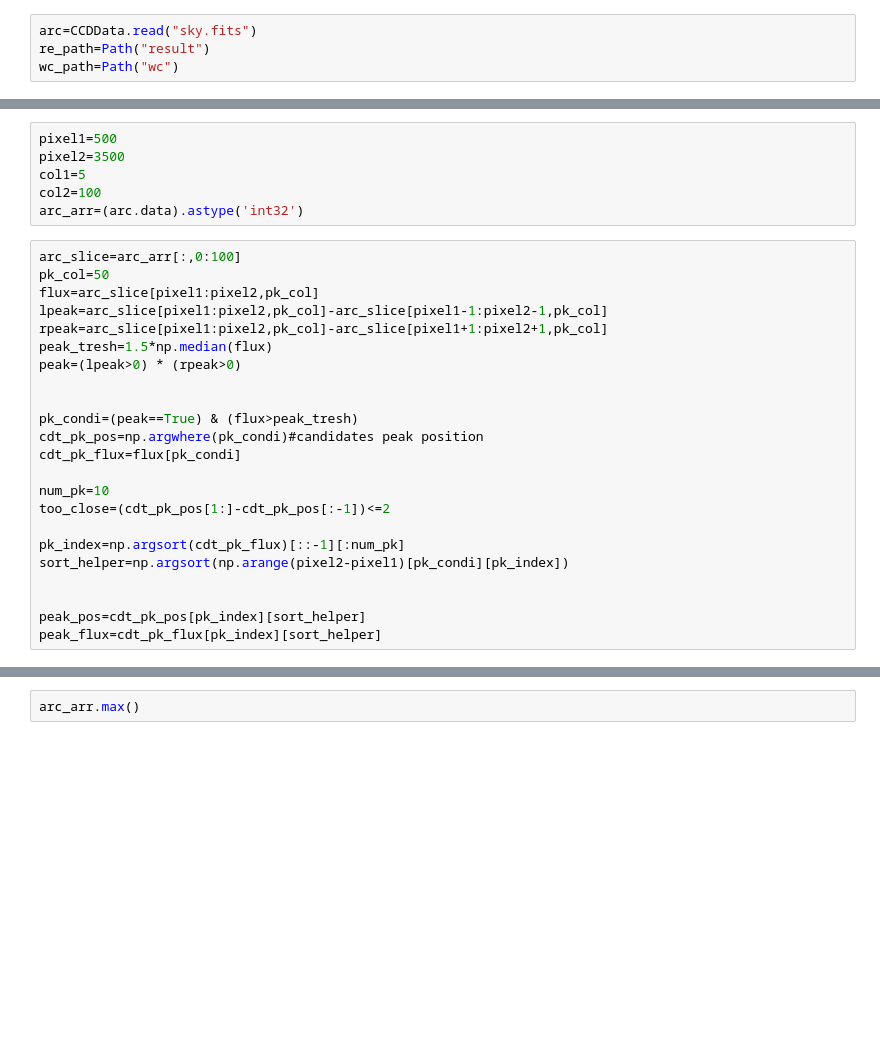
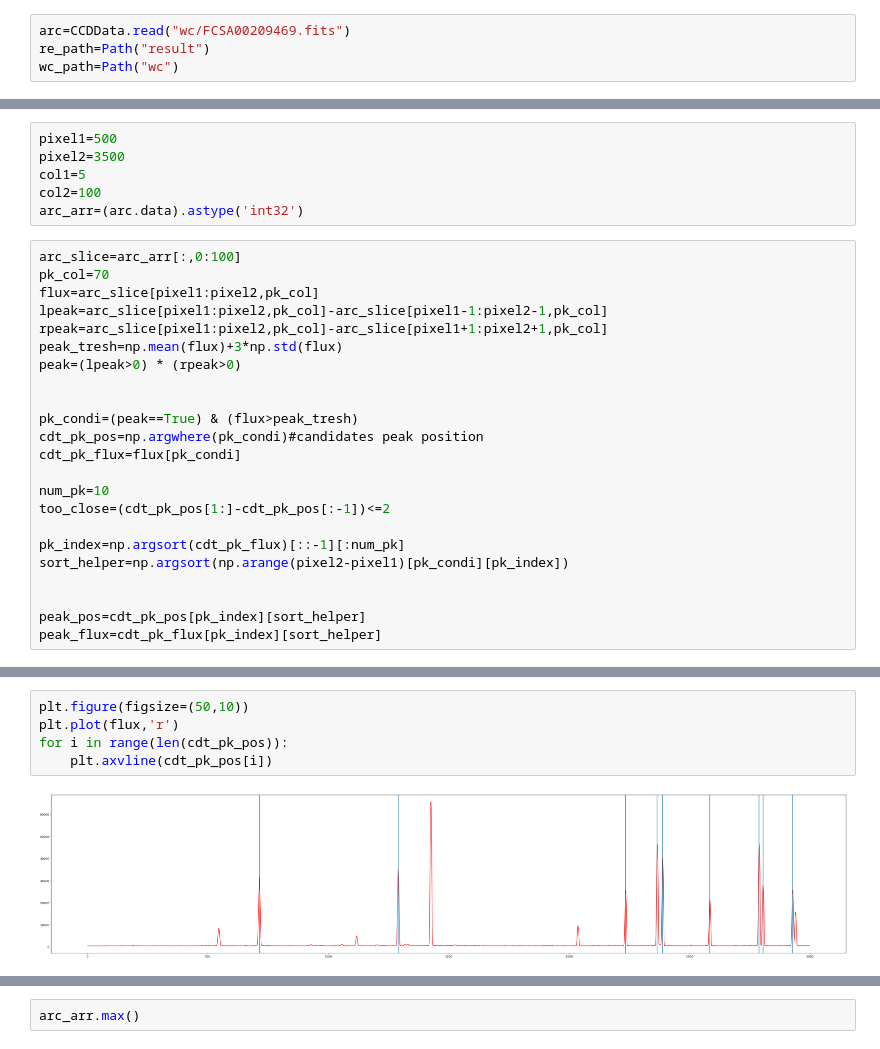
Before and after one commit to YoRHazero/focas-data-reduction-ccdp, a Jupyter notebook: calibration.ipynb, the cells around one changed output, grey strips where cells are left out. Cells and saved outputs as stored; diff of their text form; blank space fills up the shorter version.

```diff
--- a/calibration.ipynb
+++ b/calibration.ipynb
@@ -12,7 +12,7 @@ from convenience_functions import show_image
 
 from astropy.stats import mad_std
 # %%
-arc=CCDData.read("sky.fits")
+arc=CCDData.read("wc/FCSA00209469.fits")
 re_path=Path("result")
 wc_path=Path("wc")
 # %% [output]
@@ -44,11 +43,11 @@ col2=100
 arc_arr=(arc.data).astype('int32')
 # %%
 arc_slice=arc_arr[:,0:100]
-pk_col=50
+pk_col=70
 flux=arc_slice[pixel1:pixel2,pk_col]
 lpeak=arc_slice[pixel1:pixel2,pk_col]-arc_slice[pixel1-1:pixel2-1,pk_col]
 rpeak=arc_slice[pixel1:pixel2,pk_col]-arc_slice[pixel1+1:pixel2+1,pk_col]
-peak_tresh=1.5*np.median(flux)
+peak_tresh=np.mean(flux)+3*np.std(flux)
 peak=(lpeak>0) * (rpeak>0)
 
 
@@ -98,0 +79,7 @@ array([6, 5, 4, 3, 2, 1])
+# %%
+plt.figure(figsize=(50,10))
+plt.plot(flux,'r')
+for i in range(len(cdt_pk_pos)):
+    plt.axvline(cdt_pk_pos[i])
+# %% [output]
+[figure, added]
```
Also changed, not shown: parts of 6 cells of this notebook, 41 other files.
